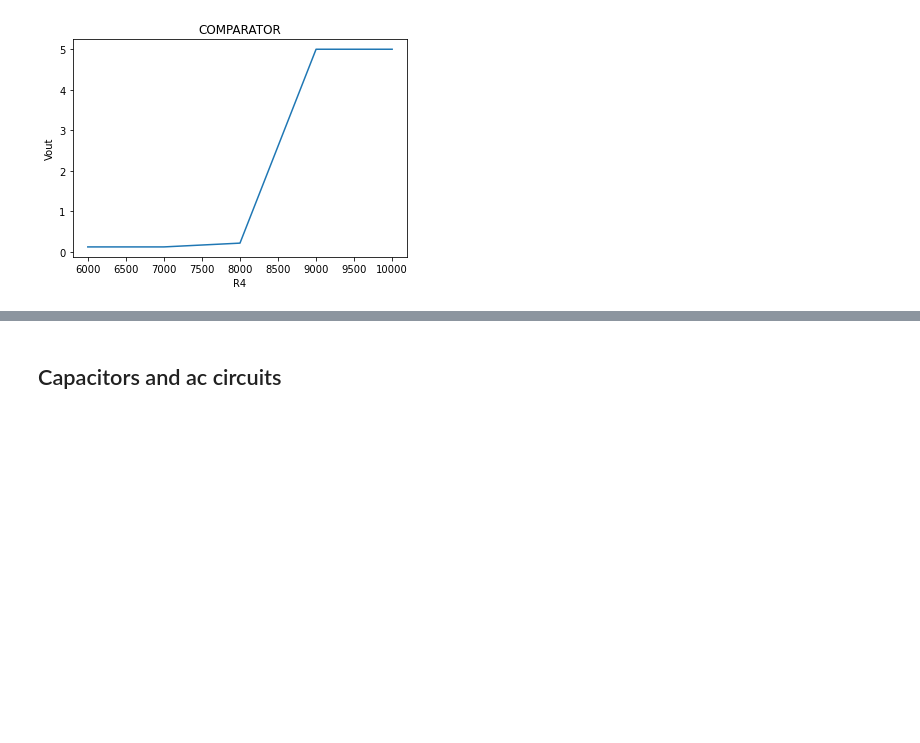
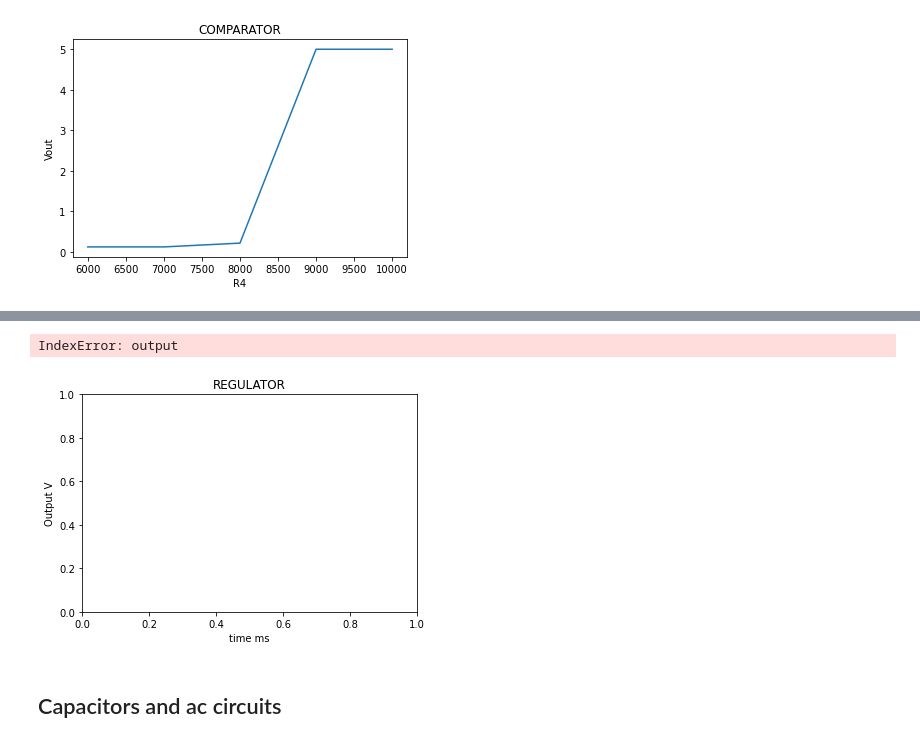
Before and after one commit to sunbee/ArtofElectronics, a Jupyter notebook: AoE_Chapter01.ipynb, the cells around one changed output, grey strips where cells are left out. Cells and saved outputs as stored; diff of their text form; code cells hidden in the pictures; blank space fills up the shorter version.

Commit message:
Added simulation of supply with external part nos.

```diff
--- a/AoE_Chapter01.ipynb
+++ b/AoE_Chapter01.ipynb
@@ -762,0 +946,22 @@ Several other waveforms are shown (**Fig 1.20 through 1.24**).
+# %%
+
+Regulated = Circuit("REGULATED POWER SUPPLY")
+Regulated.SinusoidalVoltageSource('V', 'primary', Regulated.gnd, amplitude=165@u_V, frequency=60@u_Hz)
+turn_ratio=20
+Regulated.subcircuit(Transformer(turn_ratio))
+Regulated.X('myTransformer', 'Transformer', 'primary', Regulated.gnd, 'secondary_plus', 'secondary_minus')
+
+Regulated.include("1N4002G.lib")
+Regulated.include("1N4002.lib")
+Regulated.include("BZT52C2V7T.lib")
+Regulated.include("1N751.lib")
+Regulated.X('D1', '1N4002G', 'secondary_plus', 'smooth')            # 1N4002G, 1N4002
+Regulated.X('D2', '1N4002G', Regulated.gnd, 'secondary_plus')       # 1N4002G, 1N4002
+Regulated.X('D3', '1N4002G', Regulated.gnd, 'secondary_minus')      # 1N4002G, 1N4002
+Regulated.X('D4', '1N4002G', 'secondary_minus', 'smooth')           # 1N4002G, 1N4002
+Regulated.R('RS', 'smooth', 'output', 100@u_Ohm)
+Regulated.C('C', 'smooth', Regulated.gnd, 1@u_mF)
+Regulated.X('DZ', '1N751', Regulated.gnd, 'output')                 # BZT52C2V7T, 1N751
+Regulated.R('Load', 'output', Regulated.gnd, 1@u_kOhm)
+
+print(Regulated)
@@ -762,0 +986,6 @@ Several other waveforms are shown (**Fig 1.20 through 1.24**).
+# %%
+regsim = Regulated.simulator(temperature=25, nominal_temperature=25)
+regout = regsim.transient(step_time=1@u_us, end_time=60@u_ms)
+
+for nod, wav in regout.nodes.items():
+    print("{}:{}".format(nod, np.array(wav)))
@@ -763,3 +1010,13 @@ Several other waveforms are shown (**Fig 1.20 through 1.24**).
+# %%
+plt.title('REGULATOR')
+plt.xlabel("time ms")
+plt.ylabel("Output V")
+plt.plot(regout['output'])
+plt.plot(regout['secondary_plus']-regout['secondary_minus'])
+plt.show()
+# %% [output]
+IndexError: output
+[figure, added]
 # %% [markdown]
 ## Capacitors and ac circuits
 # %% [markdown]
```
Also changed, not shown: parts of 15 cells of this notebook, 7 other files.
